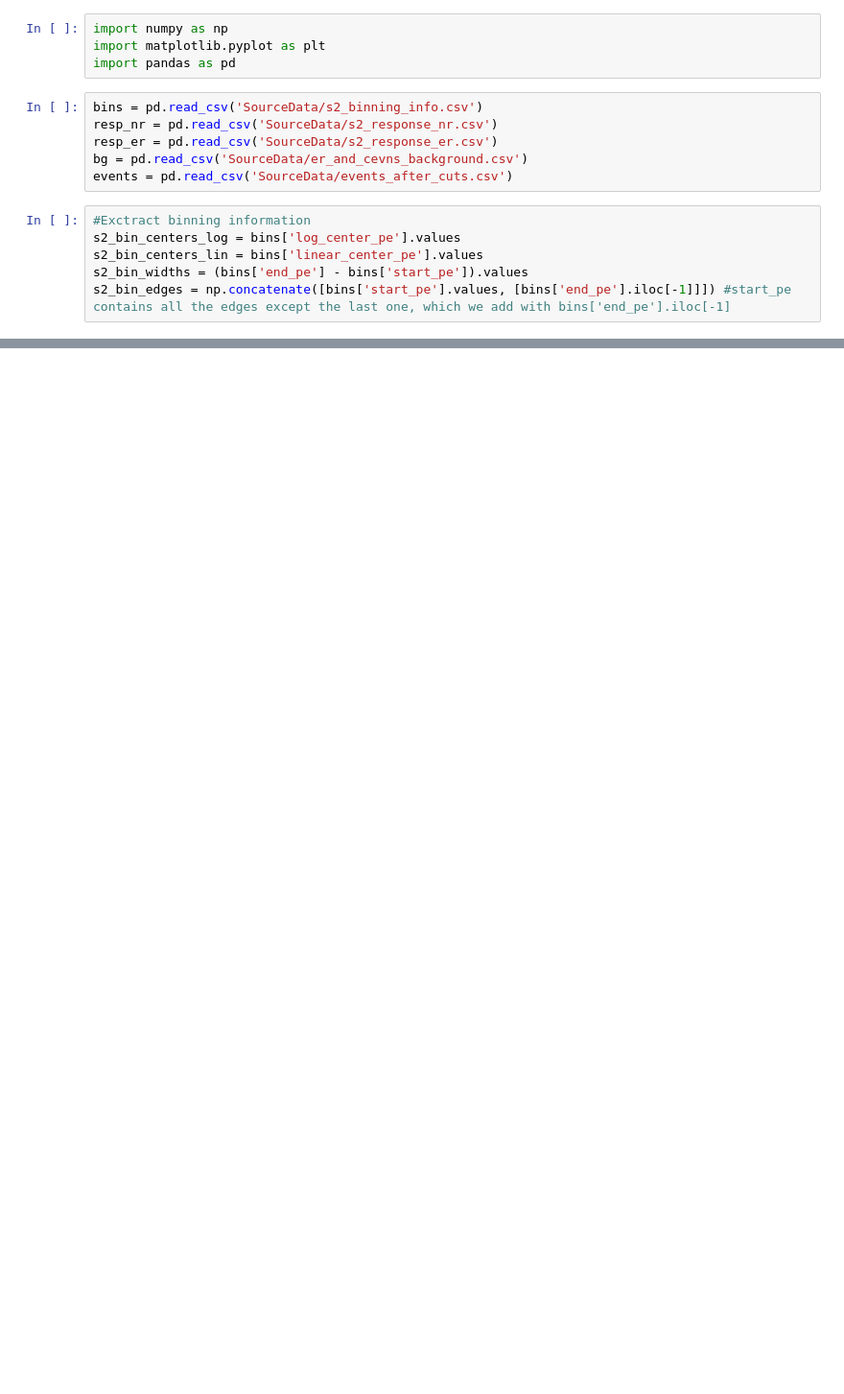
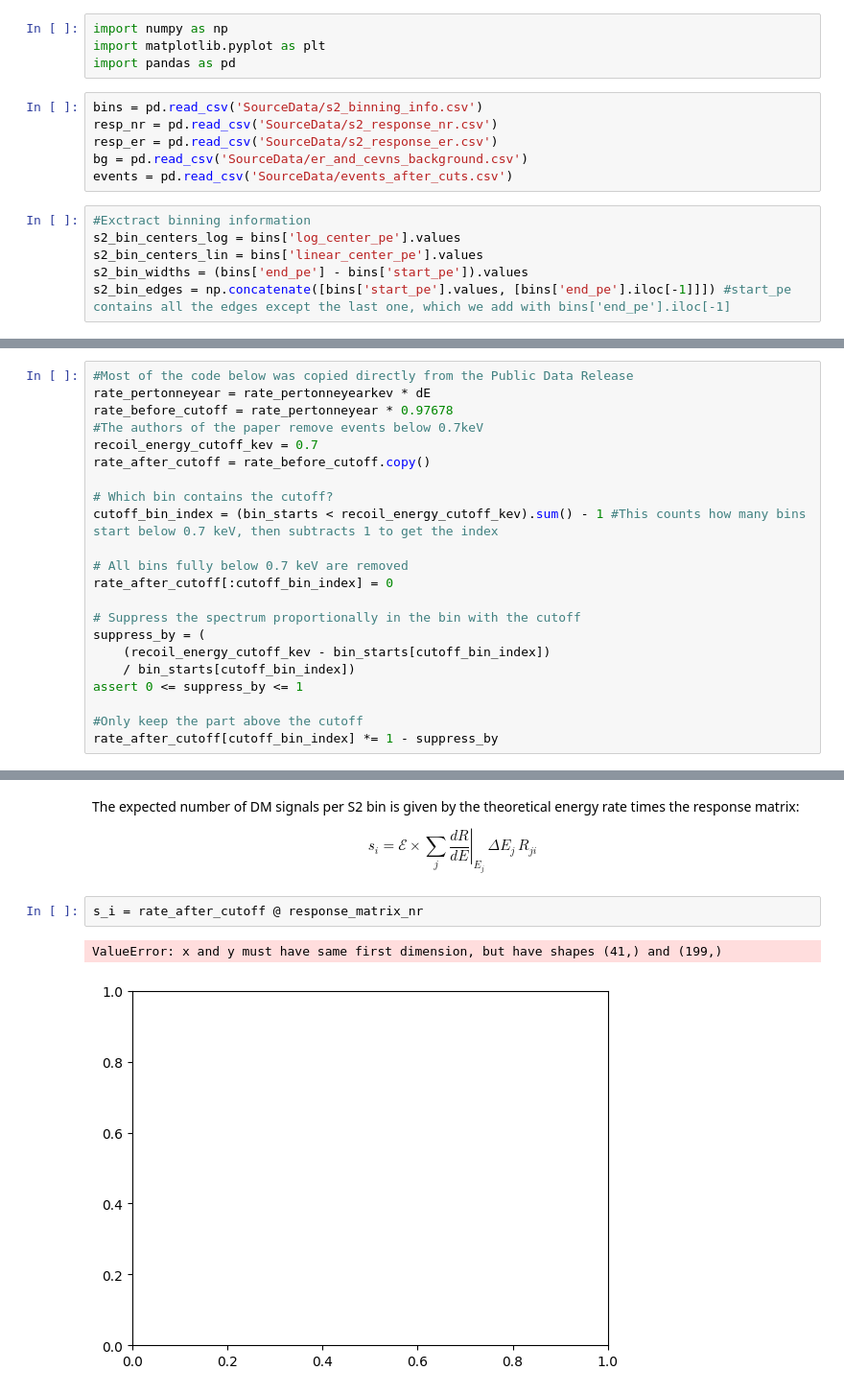
Before and after one commit to QuadroVert/DM1StatsGroupRepo2026, a Jupyter notebook: likelihood.ipynb, the cells around one changed output, grey strips where cells are left out. Shown at 96% size. Saved outputs shown, nothing was run; the diff lists cells and outputs as text; blank space fills up the shorter version.

```diff
--- a/likelihood.ipynb
+++ b/likelihood.ipynb
@@ -29,0 +34,22 @@ dE = bin_ends - bin_starts
+# %%
+#Most of the code below was copied directly from the Public Data Release
+rate_pertonneyear = rate_pertonneyearkev * dE
+rate_before_cutoff = rate_pertonneyear * 0.97678
+#The authors of the paper remove events below 0.7keV
+recoil_energy_cutoff_kev = 0.7
+rate_after_cutoff = rate_before_cutoff.copy()
+
+# Which bin contains the cutoff?
+cutoff_bin_index = (bin_starts < recoil_energy_cutoff_kev).sum() - 1 #This counts how many bins start below 0.7 keV, then subtracts 1 to get the index
+
+# All bins fully below 0.7 keV are removed
+rate_after_cutoff[:cutoff_bin_index] = 0
+
+# Suppress the spectrum proportionally in the bin with the cutoff
+suppress_by = (
+    (recoil_energy_cutoff_kev - bin_starts[cutoff_bin_index])
+    / bin_starts[cutoff_bin_index])
+assert 0 <= suppress_by <= 1
+
+#Only keep the part above the cutoff
+rate_after_cutoff[cutoff_bin_index] *= 1 - suppress_by
@@ -29,0 +66,11 @@ dE = bin_ends - bin_starts
+# %% [markdown]
+The expected number of DM signals per S2 bin is given by the theoretical energy rate times the response matrix:
+
+$$
+s_i = \mathcal{E} \times \sum_j \left. \frac{dR}{dE} \right|_{E_j} \, \Delta E_j \, R_{ji}
+$$
+# %%
+s_i = rate_after_cutoff @ response_matrix_nr
+# %% [output]
+ValueError: x and y must have same first dimension, but have shapes (41,) and (199,)
+[figure, added]
```
Also changed, not shown: parts of 7 cells of this notebook.
